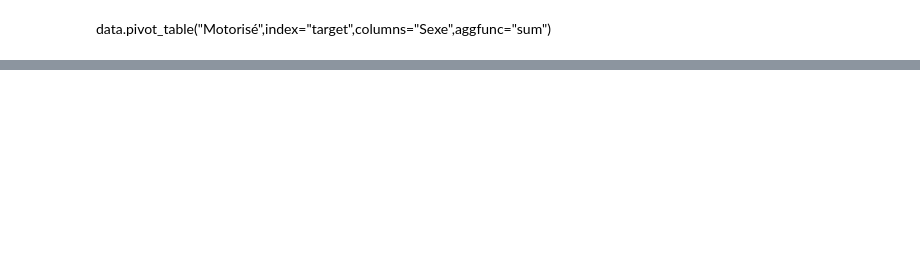
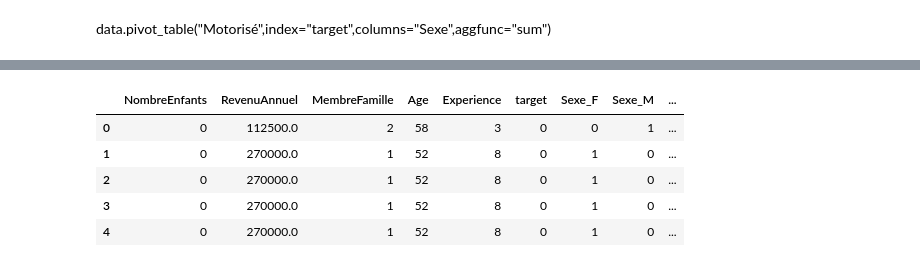
Before and after one commit to SIDIBEMoussa/Banking-credit-aproval-predicting, a Jupyter notebook: Banking_credit_aproval_predicting.ipynb, the cells around one changed output, grey strips where cells are left out. Saved outputs shown, nothing was run; the diff lists cells and outputs as text; code cells hidden in the pictures; blank space fills up the shorter version.

```diff
--- a/Banking_credit_aproval_predicting.ipynb
+++ b/Banking_credit_aproval_predicting.ipynb
@@ -212,0 +224,16 @@ lb=LabelEncoder()
+# %%
+cat_cols=['Sexe','Motorisé','PropriétaireImmobilier','SecteurActivité','NiveauEducation','EtatCivil','TypeLogement','CategorieEmploi']
+num_cols=['NombreEnfants','RevenuAnnuel','MembreFamille','Age','Experience','target']
+# %%
+data[cat_cols]=data[cat_cols].astype("category")
+# %%
+data=pd.get_dummies(data=data, columns=cat_cols)
+# %%
+data.head()
+# %% [output]
+|  | NombreEnfants | RevenuAnnuel | MembreFamille | Age | Experience | target | Sexe_F | Sexe_M | ... |
+| 0 | 0 | 112500.0 | 2 | 58 | 3 | 0 | 0 | 1 | ... |
+| 1 | 0 | 270000.0 | 1 | 52 | 8 | 0 | 1 | 0 | ... |
+| 2 | 0 | 270000.0 | 1 | 52 | 8 | 0 | 1 | 0 | ... |
+| 3 | 0 | 270000.0 | 1 | 52 | 8 | 0 | 1 | 0 | ... |
+| 4 | 0 | 270000.0 | 1 | 52 | 8 | 0 | 1 | 0 | ... |
```
Also changed, not shown: parts of 14 cells of this notebook.
